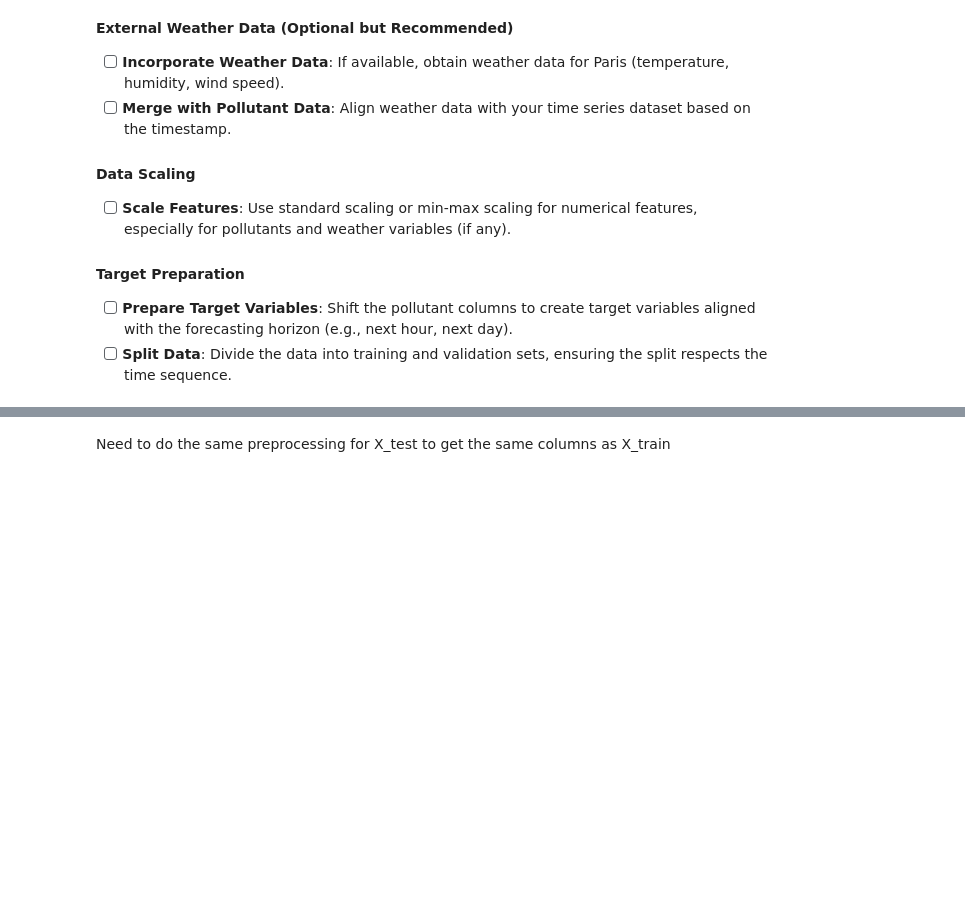
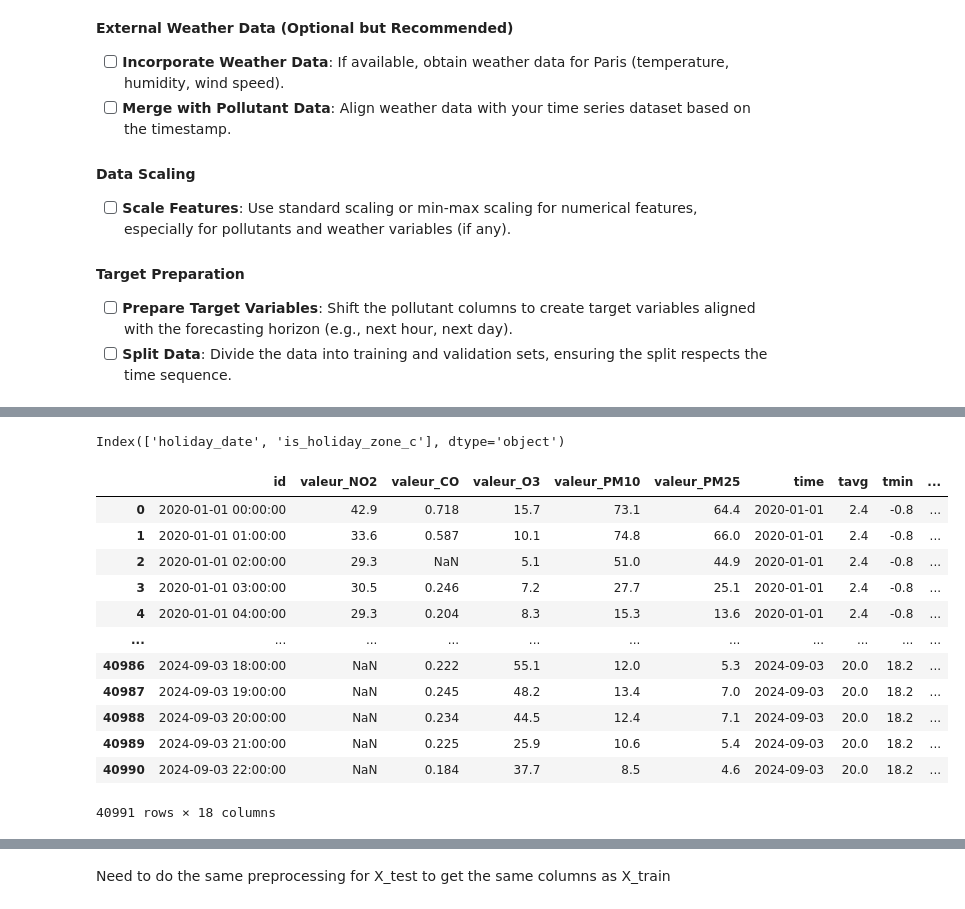
Before and after one commit to Trung-Dan-Phan/kaggle_time_series, a Jupyter notebook: notebooks/preprocessing.ipynb, the cells around one changed output, grey strips where cells are left out. Saved outputs shown, nothing was run; the diff lists cells and outputs as text; code cells hidden in the pictures; blank space fills up the shorter version.

```diff
--- a/notebooks/preprocessing.ipynb
+++ b/notebooks/preprocessing.ipynb
@@ -119,0 +160,47 @@ merged_df.to_csv('../data/train_with_weather.csv', index=False)
+# %%
+# Initialize SchoolHolidayDates
+d = SchoolHolidayDates()
+
+# Collect holiday dates for Zone C from 2020 to 2024
+holiday_list = []
+for year in range(2020, 2025):  # Loop through each year
+    holidays_for_year = d.holidays_for_year_and_zone(year, 'C')
+    for date in holidays_for_year.keys():
+        holiday_list.append({'holiday_date': pd.to_datetime(date), 'is_holiday_zone_c': True})
+
+# Create a DataFrame from the collected holiday dates
+holiday_dates_zone_c = pd.DataFrame(holiday_list)
+# %%
+# Check that holiday_dates_zone_c has the 'is_holiday_zone_c' column
+print(holiday_dates_zone_c.columns)  # Should include 'holiday_date' and 'is_holiday_zone_c'
+
+# Merge holiday information with train data
+merged_df_2 = pd.merge(merged_df, holiday_dates_zone_c, left_on='time', right_on='holiday_date', how='left')
+
+# If 'is_holiday_zone_c' is missing after the merge, default to False
+if 'is_holiday_zone_c' not in merged_df_2.columns:
+    merged_df_2['is_holiday_zone_c'] = False
+else:
+    # Fill NaN in 'is_holiday_zone_c' with False
+    merged_df_2['is_holiday_zone_c'] = merged_df_2['is_holiday_zone_c'].fillna(False)
+
+# Drop unnecessary columns
+merged_df_2 = merged_df_2.drop(columns=['air_quality_time', 'holiday_date','index'], errors='ignore')
+
+# Display the merged DataFrame
+merged_df_2
+# %% [output]
+Index(['holiday_date', 'is_holiday_zone_c'], dtype='object')
+|  | id | valeur_NO2 | valeur_CO | valeur_O3 | valeur_PM10 | valeur_PM25 | time | tavg | tmin | ... |
+| 0 | 2020-01-01 00:00:00 | 42.9 | 0.718 | 15.7 | 73.1 | 64.4 | 2020-01-01 | 2.4 | -0.8 | ... |
+| 1 | 2020-01-01 01:00:00 | 33.6 | 0.587 | 10.1 | 74.8 | 66.0 | 2020-01-01 | 2.4 | -0.8 | ... |
+| 2 | 2020-01-01 02:00:00 | 29.3 | NaN | 5.1 | 51.0 | 44.9 | 2020-01-01 | 2.4 | -0.8 | ... |
+| 3 | 2020-01-01 03:00:00 | 30.5 | 0.246 | 7.2 | 27.7 | 25.1 | 2020-01-01 | 2.4 | -0.8 | ... |
+| 4 | 2020-01-01 04:00:00 | 29.3 | 0.204 | 8.3 | 15.3 | 13.6 | 2020-01-01 | 2.4 | -0.8 | ... |
+| ... | ... | ... | ... | ... | ... | ... | ... | ... | ... | ... |
+| 40986 | 2024-09-03 18:00:00 | NaN | 0.222 | 55.1 | 12.0 | 5.3 | 2024-09-03 | 20.0 | 18.2 | ... |
+| 40987 | 2024-09-03 19:00:00 | NaN | 0.245 | 48.2 | 13.4 | 7.0 | 2024-09-03 | 20.0 | 18.2 | ... |
+| 40988 | 2024-09-03 20:00:00 | NaN | 0.234 | 44.5 | 12.4 | 7.1 | 2024-09-03 | 20.0 | 18.2 | ... |
+| 40989 | 2024-09-03 21:00:00 | NaN | 0.225 | 25.9 | 10.6 | 5.4 | 2024-09-03 | 20.0 | 18.2 | ... |
+| 40990 | 2024-09-03 22:00:00 | NaN | 0.184 | 37.7 | 8.5 | 4.6 | 2024-09-03 | 20.0 | 18.2 | ... |
+40991 rows × 18 columns
```
Also changed, not shown: parts of 21 cells of this notebook, 4 other files.
